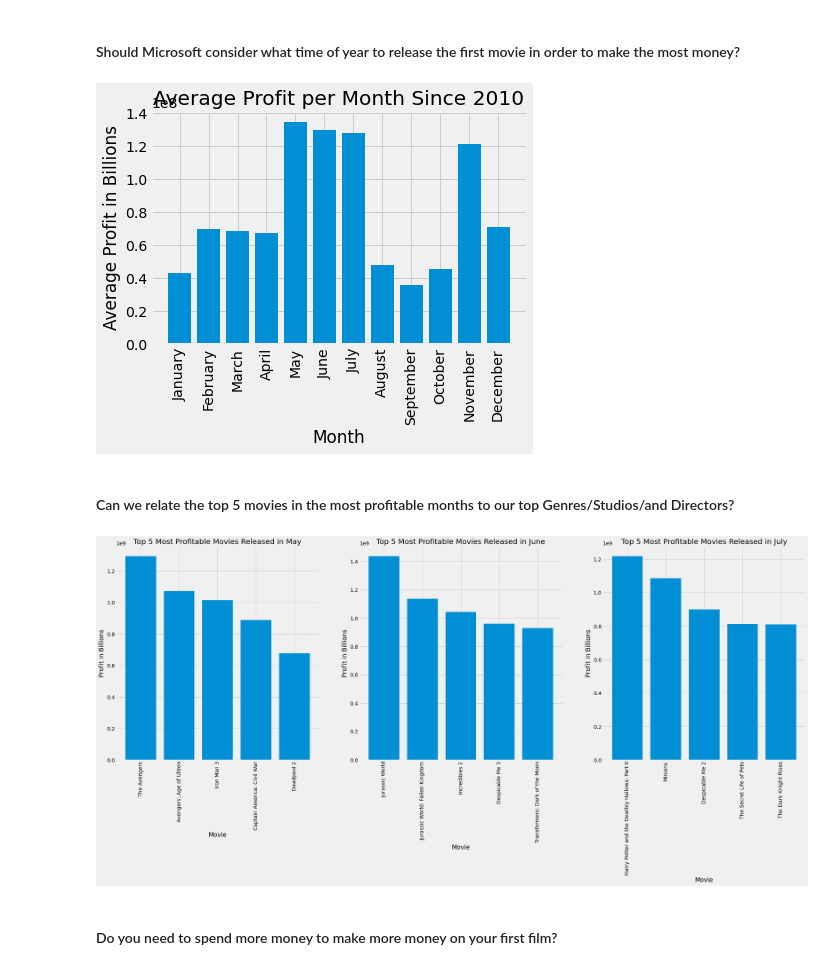
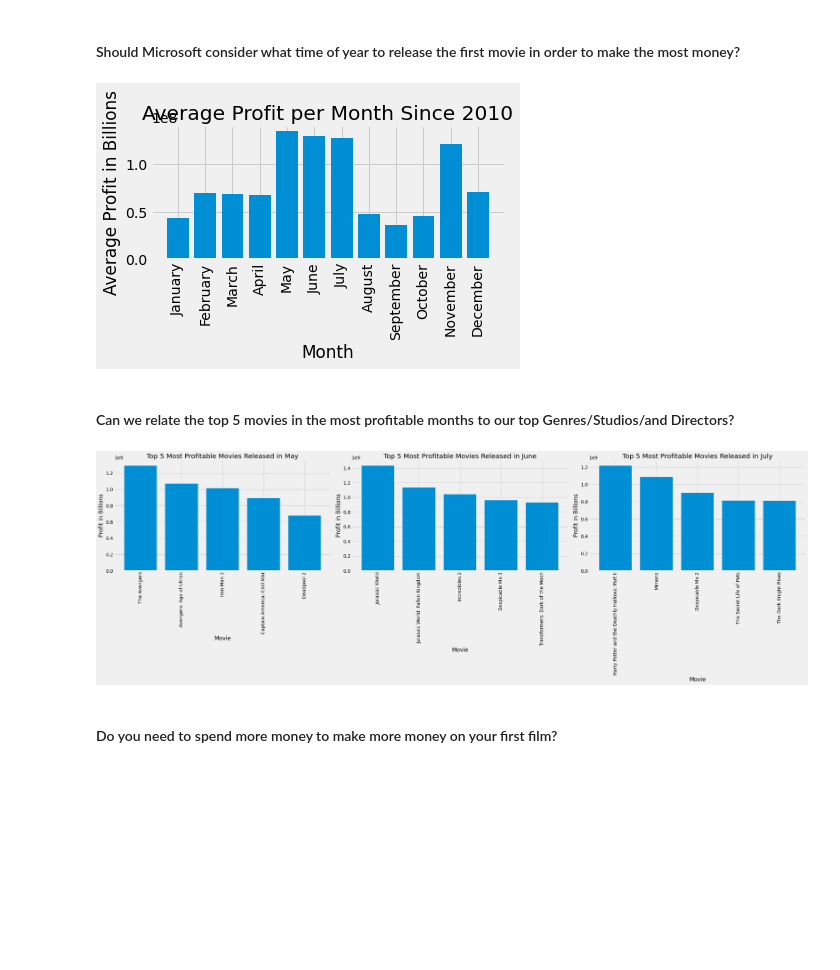
Before and after one commit to kyledufrane/Microsoft_Movie_Analysis, a Jupyter notebook: final_notebook.ipynb, the cells around one changed output. Cells and saved outputs as stored; diff of their text form; code cells hidden in the pictures; blank space fills up the shorter version.

```diff
--- a/final_notebook.ipynb
+++ b/final_notebook.ipynb
@@ -491,24 +491,26 @@ mpl.style.use('fivethirtyeight')
 # %%
 #Create an average profit by month bar chart
 
 fig, ax2 = plt.subplots()
 
 budgets2 = budgets[budgets['year'] > 2010]
 
 y2 = budgets2.groupby(['month_num','month'])['profit'].mean().values
 x2 = ['January', 'February', 'March', 'April', 'May', 'June', 'July', 'August', 'September', 'October', 'November', 'December']
 
 ax2.bar(x2,y2)
 
 ax2.tick_params(axis='x', labelrotation = 90)
 
 ax2.set_title('Average Profit per Month Since 2010')
 ax2.set_xlabel('Month')
 ax2.set_ylabel('Average Profit in Billions')
 
+plt.tight_layout()
+
 fig.savefig('images/profit_per_month.png');
 # %% [output]
-[figure, old version]
+[figure, new version]
 # %% [markdown]
 #### Can we relate the top 5 movies in the most profitable months to our top Genres/Studios/and Directors?
 # %%
@@ -562,9 +564,10 @@ ax3.set_xlabel('Movie')
 ax3.set_ylabel('Profit in Billions')
 ax3.tick_params(axis='x', labelrotation = 90)
 
+plt.tight_layout()
 fig.savefig('images/most_profitable_movies.png');
 # %% [output]
-[figure, old version]
+[figure, new version]
 # %% [markdown]
 #### Do you need to spend more money to make more money on your first film?
 # %%
```
Also changed, not shown: parts of 64 cells of this notebook.
